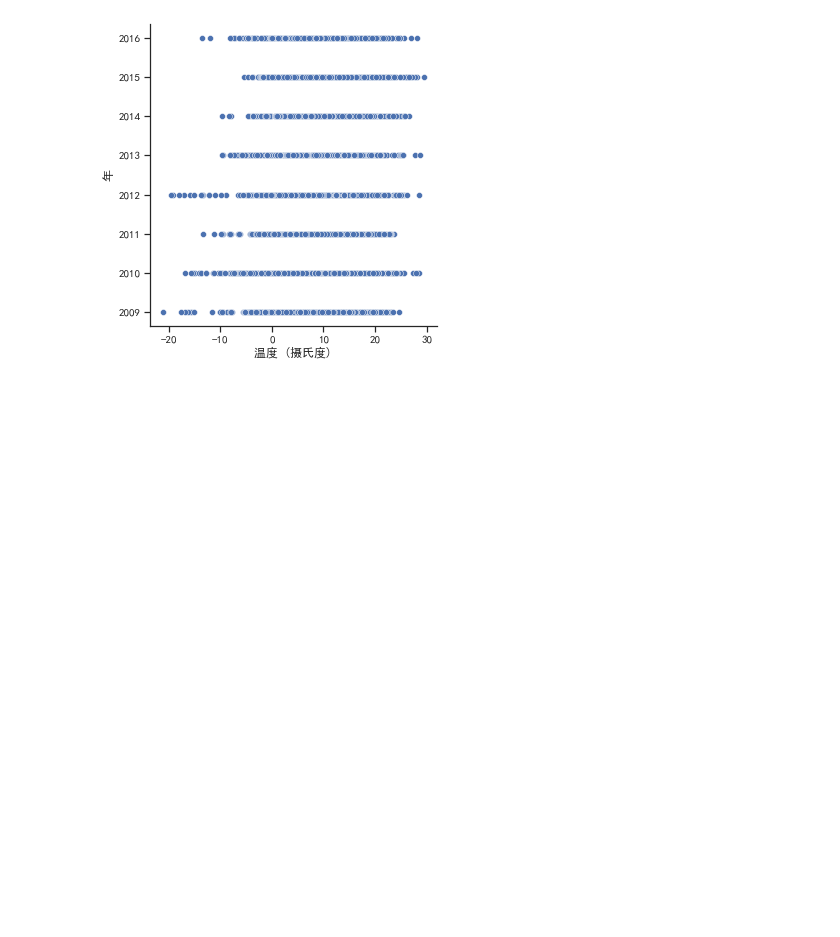
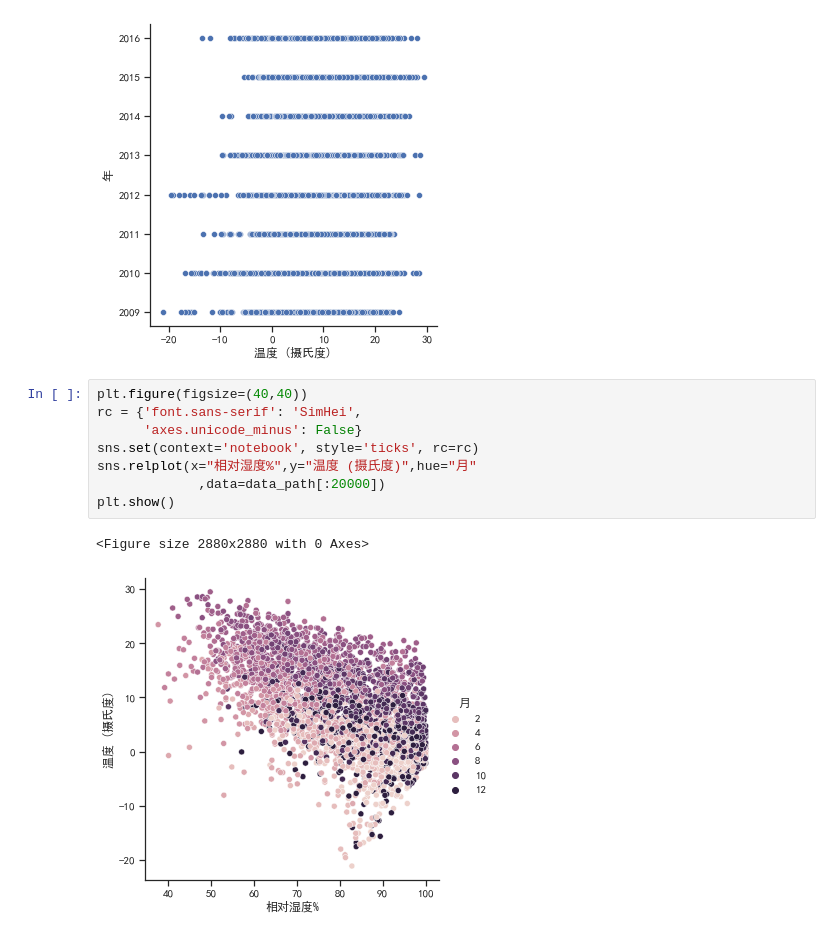
Before and after one commit to huangzhihao1/Jena-weather-data-visualization, a Jupyter notebook: 代码/耶拿天气数据.ipynb, the cells around one changed output. Saved outputs shown, nothing was run; the diff lists cells and outputs as text; blank space fills up the shorter version.

```diff
--- a/代码/耶拿天气数据.ipynb
+++ b/代码/耶拿天气数据.ipynb
@@ -65,3 +66,14 @@ plt.show()
 # %% [output]
 <Figure size 1152x576 with 0 Axes>
 [figure]
+# %%
+plt.figure(figsize=(40,40))
+rc = {'font.sans-serif': 'SimHei',
+      'axes.unicode_minus': False}
+sns.set(context='notebook', style='ticks', rc=rc)
+sns.relplot(x="相对湿度%",y="温度 (摄氏度)",hue="月"
+             ,data=data_path[:20000])
+plt.show()
+# %% [output]
+<Figure size 2880x2880 with 0 Axes>
+[figure, added]
```
Also changed, not shown: parts of 4 cells of this notebook, 1 other file.
